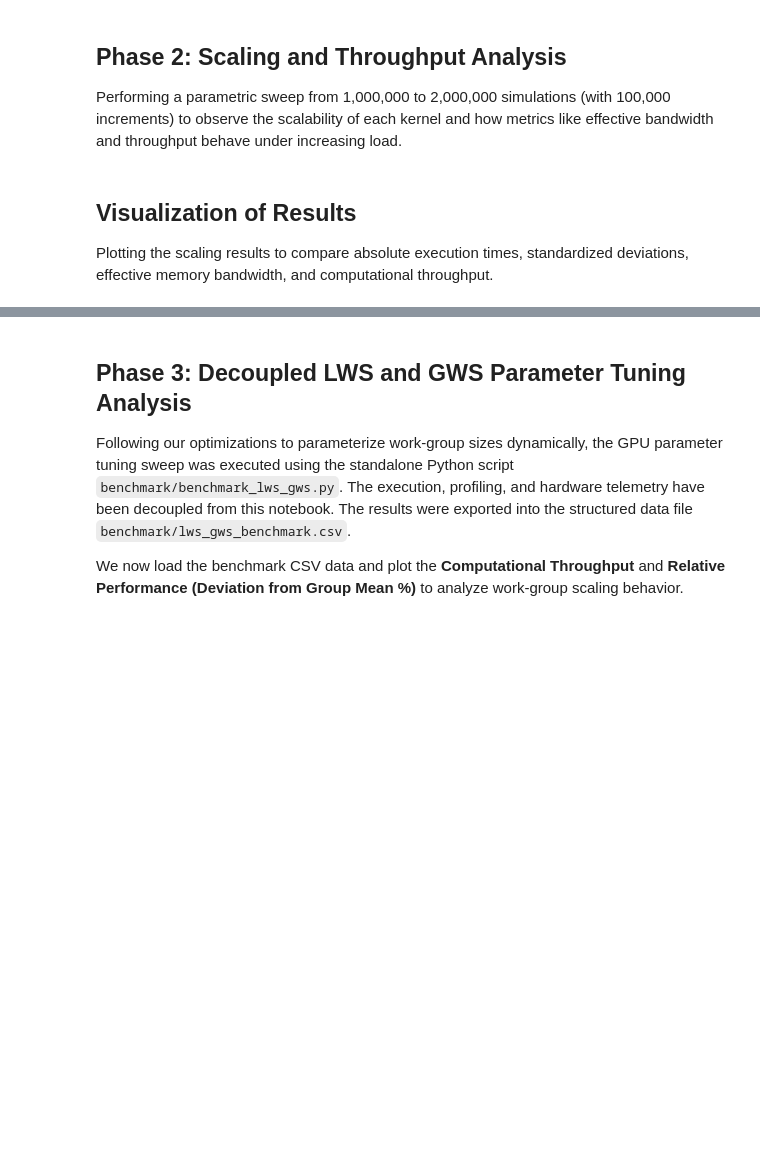
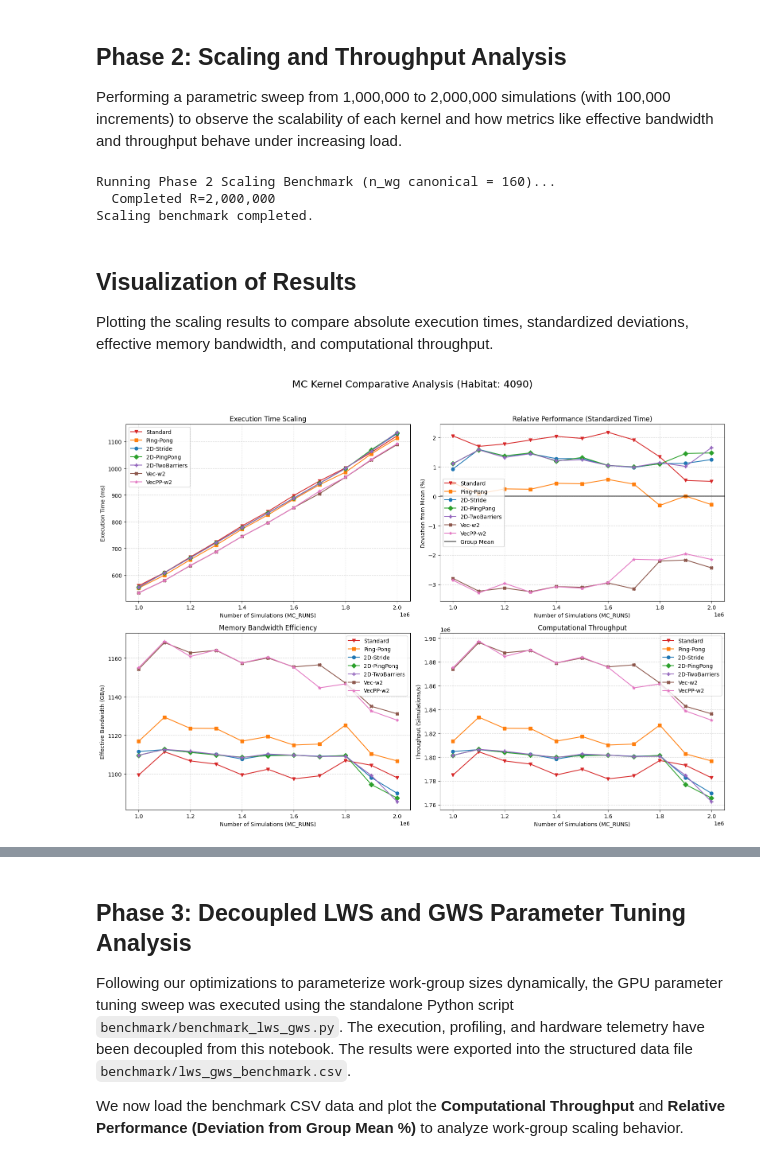
Before and after one commit to emanuelegaliano/pyroclast, a Jupyter notebook: benchmark/benchmark_analysis.ipynb, the cells around one changed output, grey strips where cells are left out. Drawn from its saved outputs; the diff is of its cells as text; code cells hidden in the pictures; blank space fills up the shorter version.

```diff
--- a/benchmark/benchmark_analysis.ipynb
+++ b/benchmark/benchmark_analysis.ipynb
@@ -67,16 +67,33 @@ kernels_to_bench = [
     {"name": "2D-Stride",      "adapter": PyOpenCLMonteCarlo2DAdapter(profiling=True)},
     {"name": "2D-PingPong",    "adapter": PyOpenCLMonteCarlo2DPingPongAdapter(profiling=True)},
     {"name": "2D-TwoBarriers", "adapter": PyOpenCLMonteCarlo2DTwoBarriersAdapter(profiling=True)},
+    {"name": "Vec-w2",        "adapter": PyOpenCLMonteCarloVectorizedAdapter(profiling=True, vec_width=2)},
+    {"name": "VecPP-w2",      "adapter": PyOpenCLMonteCarloVectorizedPingPongAdapter(profiling=True, vec_width=2)},
 ]
 
-config = MonteCarloConfig(n_runs=MC_RUNS, threshold=THRESHOLD, seed=SEED)
+
+def _canonical_topology(adapter, n_wg_target: int) -> GridTopology:
+    sample = adapter.suggest_topology(1)
+    if isinstance(sample.lws, int):
+        return GridTopology(gws=n_wg_target * 256, lws=256)
+    return GridTopology(gws=(n_wg_target * 32, 8), lws=(32, 8))
+
+
+max_cu = kernels_to_bench[0]["adapter"]._ctx.devices[0].max_compute_units
+n_wg_target = max_cu * 8
+print(f"Canonical n_wg = {n_wg_target}  (max_cu={max_cu} × 8)")
+
 phase1_data = []
 
 print(f"Running Phase 1 Benchmark (R={MC_RUNS:,}, Batches={N_BATCHES})...")
 for k in kernels_to_bench:
     adapter = k["adapter"]
+    cfg = MonteCarloConfig(
+        n_runs=MC_RUNS, threshold=THRESHOLD, seed=SEED,
+        topology=_canonical_topology(adapter, n_wg_target),
+    )
     adapter.reset_profile()
-    adapter.run(target_habitat, config)
+    adapter.run(target_habitat, cfg)
     bench = adapter.benchmark()[0]
 
     total_time_ms = bench.mean_ms * N_BATCHES
@@ -84,6 +101,7 @@ for k in kernels_to_bench:
 
     phase1_data.append({
         "Kernel": k["name"],
+        "Topology": f"{cfg.topology.gws} / {cfg.topology.lws}",
         "Time (ms)": total_time_ms,
         "Bandwidth (GB/s)": bench.bandwidth_gbs,
         "VRAM (MB)": bench.memory_mb,
@@ -94,7 +112,7 @@ df_phase1 = pd.DataFrame(phase1_data)
 std_time = df_phase1[df_phase1["Kernel"] == "Standard"]["Time (ms)"].values[0]
 df_phase1["Speedup"] = std_time / df_phase1["Time (ms)"]
 
-print("\nPhase 1 Results:")
+print("\nPhase 1 Results (n_wg canonical = same for all kernels):")
 display(df_phase1.style.format({
     "Time (ms)": "{:.2f}",
     "Bandwidth (GB/s)": "{:.1f}",
@@ -117,13 +148,16 @@ results_scaling = {k["name"]: [] for k in kernels_to_bench}
 bandwidths_scaling = {k["name"]: [] for k in kernels_to_bench}
 throughputs_scaling = {k["name"]: [] for k in kernels_to_bench}
 
-print("Running Phase 2 Scaling Benchmark...")
+print(f"Running Phase 2 Scaling Benchmark (n_wg canonical = {n_wg_target})...")
 for runs in run_sizes:
-    config = MonteCarloConfig(n_runs=runs, threshold=THRESHOLD, seed=SEED)
     for k in kernels_to_bench:
         adapter = k["adapter"]
+        cfg = MonteCarloConfig(
+            n_runs=runs, threshold=THRESHOLD, seed=SEED,
+            topology=_canonical_topology(adapter, n_wg_target),
+        )
         adapter.reset_profile()
-        adapter.run_batched(target_habitat, config, N_BATCHES_SCALING)
+        adapter.run_batched(target_habitat, cfg, N_BATCHES_SCALING)
         bench = adapter.benchmark()[0]
 
         total_time_ms = bench.mean_ms * N_BATCHES_SCALING
@@ -134,25 +168,33 @@ for runs in run_sizes:
         throughputs_scaling[k["name"]].append(throughput)
     print(f"  Completed R={runs:,}", end="\r")
 print("\nScaling benchmark completed.")
+# %% [output]
+Running Phase 2 Scaling Benchmark (n_wg canonical = 160)...
+  Completed R=2,000,000
+Scaling benchmark completed.
 # %% [markdown]
 ## Visualization of Results
 
 Plotting the scaling results to compare absolute execution times, standardized deviations, effective memory bandwidth, and computational throughput.
 # %%
-fig, (ax1, ax2, ax3, ax4) = plt.subplots(2, 2, figsize=(16, 12))
+fig, ((ax1, ax2), (ax3, ax4)) = plt.subplots(2, 2, figsize=(16, 12))
 colors = {
     "Standard": "#d62728",
     "Ping-Pong": "#ff7f0e",
     "2D-Stride": "#1f77b4",
     "2D-PingPong": "#2ca02c",
-    "2D-TwoBarriers": "#9467bd"
+    "2D-TwoBarriers": "#9467bd",
+    "Vec-w2": "#8c564b",
+    "VecPP-w2": "#e377c2"
 }
 markers = {
     "Standard": "v",
     "Ping-Pong": "s",
     "2D-Stride": "o",
     "2D-PingPong": "D",
-    "2D-TwoBarriers": "P"
+    "2D-TwoBarriers": "P",
+    "Vec-w2": "X",
+    "VecPP-w2": "*"
 }
 
 # Subplot 1: Time Scaling
@@ -179,30 +221,32 @@ for k in kernels_to_bench:
 ax2.axhline(0.0, color='black', linestyle='-', alpha=0.8, label='Group Mean')
 ax2.set_xlabel("Number of Simulations (MC_RUNS)")
 ax2.set_ylabel("Deviation from Mean (%)")
 ax2.set_title("Relative Performance (Standardized Time)")
 ax2.grid(True, linestyle="--", alpha=0.6)
 ax2.legend()
 
 # Subplot 3: Bandwidth scaling
 for k in kernels_to_bench:
     name = k["name"]
     ax3.plot(run_sizes, bandwidths_scaling[name], marker=markers[name], label=name, color=colors[name])
 ax3.set_xlabel("Number of Simulations (MC_RUNS)")
 ax3.set_ylabel("Effective Bandwidth (GB/s)")
 ax3.set_title("Memory Bandwidth Efficiency")
 ax3.grid(True, linestyle="--", alpha=0.6)
 ax3.legend()
 
 # Subplot 4: Throughput
 for k in kernels_to_bench:
     name = k["name"]
     ax4.plot(run_sizes, throughputs_scaling[name], marker=markers[name], label=name, color=colors[name])
 ax4.set_xlabel("Number of Simulations (MC_RUNS)")
 ax4.set_ylabel("Throughput (Simulations/s)")
 ax4.set_title("Computational Throughput")
 ax4.grid(True, linestyle="--", alpha=0.6)
 ax4.legend()
 
 plt.suptitle(f"MC Kernel Comparative Analysis (Habitat: {target_habitat.habitat_code})", fontsize=18)
 plt.tight_layout(rect=[0, 0.03, 1, 0.95])
 plt.show()
+# %% [output]
+[figure, added]
```
Also changed, not shown: parts of 5 cells of this notebook, 19 other files.
